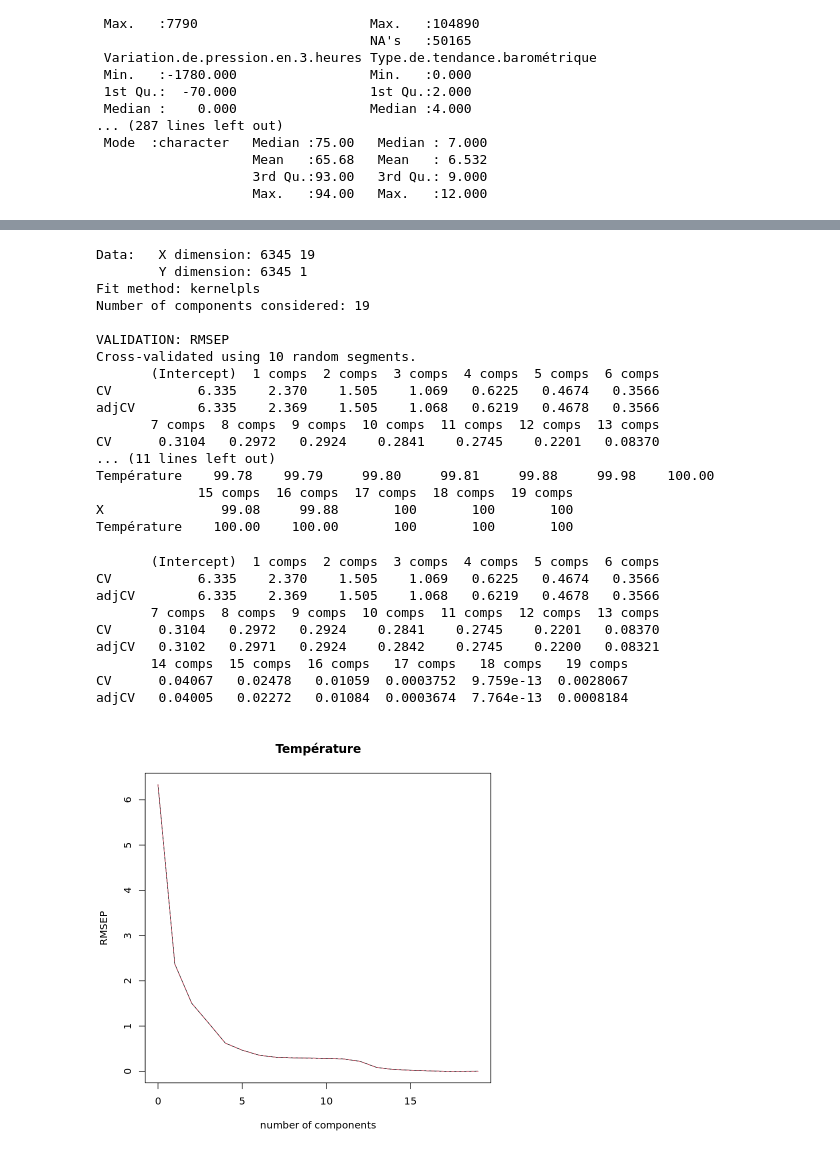
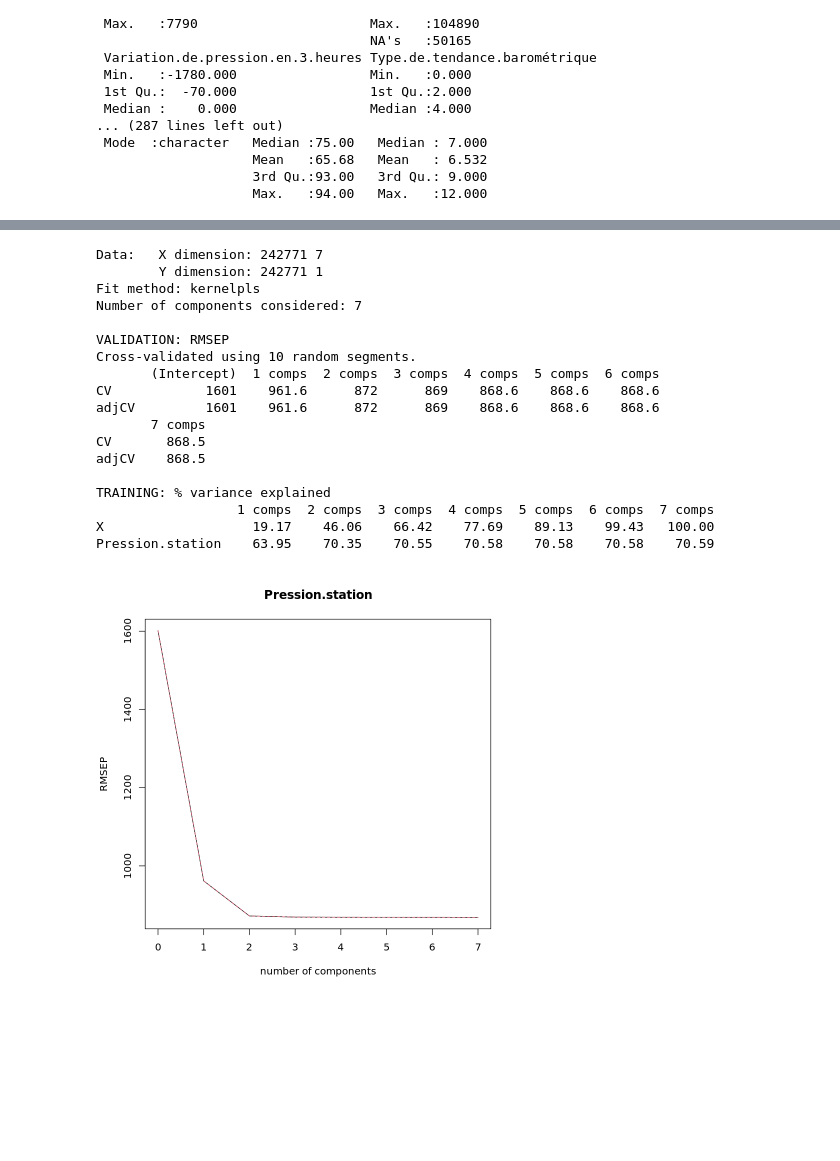
Before and after one commit to thomasdepic/SDD-BE-meteo, a Jupyter notebook: questions/5_PLS.ipynb, the cells around one changed output, grey strips where cells are left out. Cells and saved outputs as stored; diff of their text form; code cells hidden in the pictures; blank space fills up the shorter version.

Commit message:
On fait la PLS sur la pression c'est pas mal

```diff
--- a/questions/5_PLS.ipynb
+++ b/questions/5_PLS.ipynb
@@ -200,35 +213,26 @@ A data.frame: 24 × 20
 # %%
-pls_temp <- plsr(Température ~ ., data = data_clean, scale = TRUE, validation = "CV")
+pls_temp <- plsr(Pression.station ~ ., data = data_clean, scale = TRUE, validation = "CV")
 summary(pls_temp)
 rmse <- RMSEP(pls_temp)
-rmse
 # cat("RMSE:", rmse, "\n")
 validationplot(pls_temp, val.type="RMSEP")
 # %% [output]
-Data:   X dimension: 6345 19
-        Y dimension: 6345 1
+Data:   X dimension: 242771 7
+        Y dimension: 242771 1
 Fit method: kernelpls
-Number of components considered: 19
+Number of components considered: 7
 
 VALIDATION: RMSEP
 Cross-validated using 10 random segments.
        (Intercept)  1 comps  2 comps  3 comps  4 comps  5 comps  6 comps
-CV           6.335    2.370    1.505    1.069   0.6225   0.4674   0.3566
-adjCV        6.335    2.369    1.505    1.068   0.6219   0.4678   0.3566
-       7 comps  8 comps  9 comps  10 comps  11 comps  12 comps  13 comps
-CV      0.3104   0.2972   0.2924    0.2841    0.2745    0.2201   0.08370
-... (11 lines left out)
-Température    99.78    99.79     99.80     99.81     99.88     99.98    100.00
-             15 comps  16 comps  17 comps  18 comps  19 comps
-X               99.08     99.88       100       100       100
-Température    100.00    100.00       100       100       100
+CV            1601    961.6      872      869    868.6    868.6    868.6
+adjCV         1601    961.6      872      869    868.6    868.6    868.6
+       7 comps
+CV       868.5
+adjCV    868.5
+
+TRAINING: % variance explained
+                  1 comps  2 comps  3 comps  4 comps  5 comps  6 comps  7 comps
+X                   19.17    46.06    66.42    77.69    89.13    99.43   100.00
+Pression.station    63.95    70.35    70.55    70.58    70.58    70.58    70.59
-       (Intercept)  1 comps  2 comps  3 comps  4 comps  5 comps  6 comps
-CV           6.335    2.370    1.505    1.069   0.6225   0.4674   0.3566
-adjCV        6.335    2.369    1.505    1.068   0.6219   0.4678   0.3566
-       7 comps  8 comps  9 comps  10 comps  11 comps  12 comps  13 comps
-CV      0.3104   0.2972   0.2924    0.2841    0.2745    0.2201   0.08370
-adjCV   0.3102   0.2971   0.2924    0.2842    0.2745    0.2200   0.08321
-       14 comps  15 comps  16 comps   17 comps   18 comps   19 comps
-CV      0.04067   0.02478   0.01059  0.0003752  9.759e-13  0.0028067
-adjCV   0.04005   0.02272   0.01084  0.0003674  7.764e-13  0.0008184
-[figure, old version]
+[figure, new version]
```
Also changed, not shown: parts of 1 cell of this notebook.
